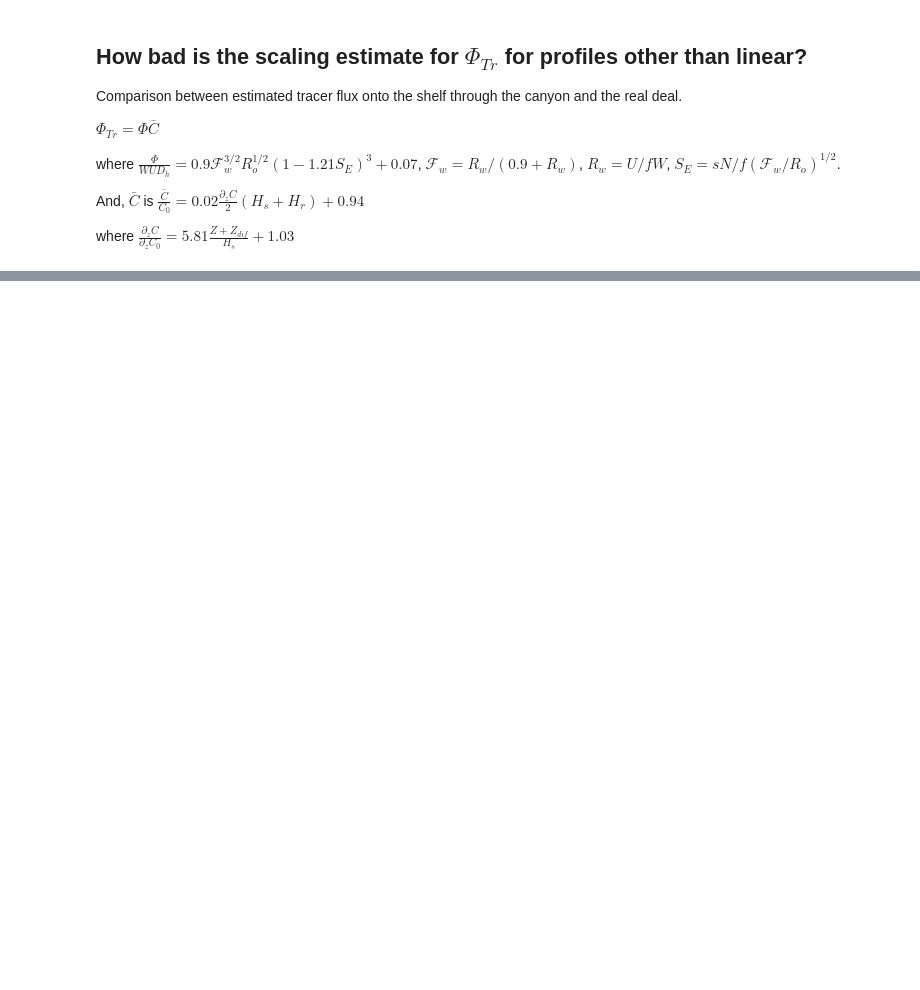
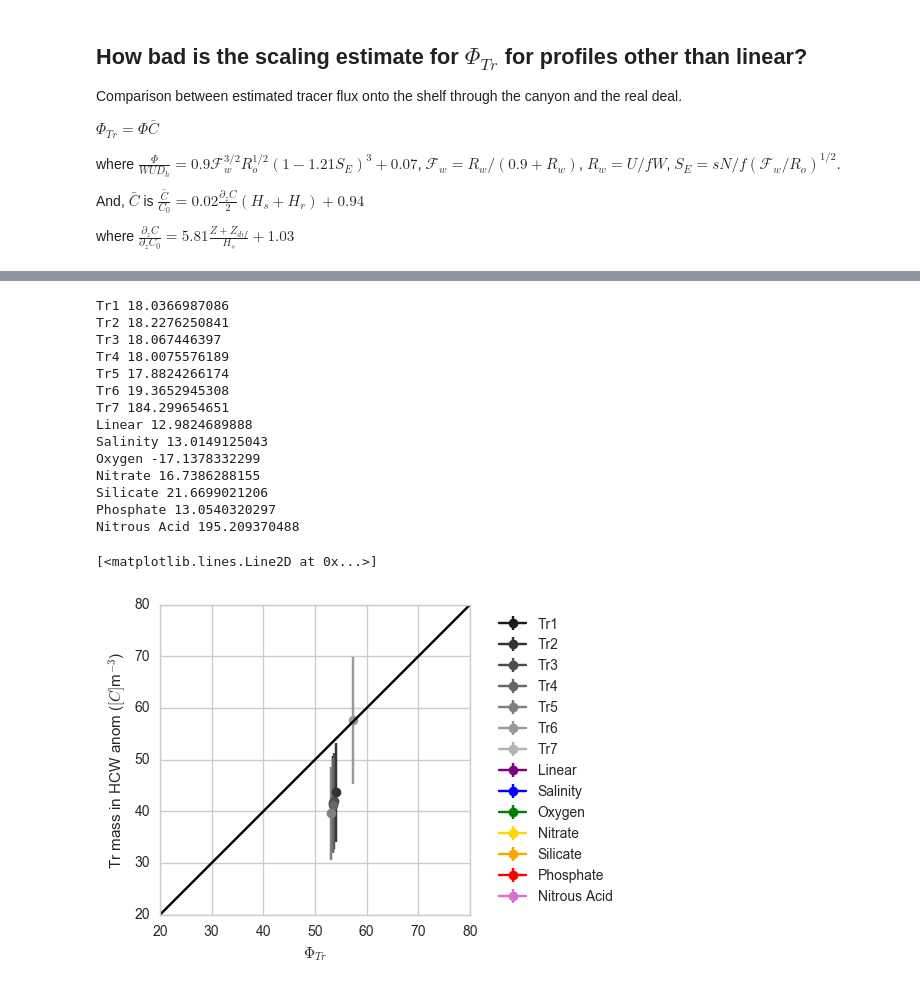
Before and after one commit to UBC-MOAD/outputanalysisnotebooks, a Jupyter notebook: NutrientProfiles/Parabolic/How_far_from_real_profiles.ipynb, the cells around one changed output, grey strips where cells are left out. Drawn from its saved outputs; the diff is of its cells as text; code cells hidden in the pictures; blank space fills up the shorter version.

```diff
--- a/NutrientProfiles/Parabolic/How_far_from_real_profiles.ipynb
+++ b/NutrientProfiles/Parabolic/How_far_from_real_profiles.ipynb
@@ -147,0 +168,52 @@ ax.set_ylim(-5,140)
+# %%
+fig,ax = plt.subplots(1,1,figsize=(4,4))
+
+for TrMass, dTr0,Co, lab, col in zip(Mass_Para,dTr0_Para,Co_Para,labels_Para,colours_Para):
+
+    mass_can_eff = dfLWR[TrMass]-dfLWRnoc[TrMass]
+    PhiTr = np.mean(np.array([(mass_can_eff[ii]-mass_can_eff[ii-1])/(time[ii]-time[ii-1]) for ii in range (8,15)]))
+    PhiTr_std = np.std(np.array([(mass_can_eff[ii]-mass_can_eff[ii-1])/(time[ii]-time[ii-1]) for ii in range (8,15)]))
+
+    dTrdz = -dTr0*(5.81*(((Z+Zdif)/Hs))+1.03)
+    Capprox=((0.02*(dTrdz*(Hh+132.0)/2.0))+0.94)*Co
+    scale_PhiTr = HA2013*Capprox
+    print(lab,Capprox)
+    ax.errorbar(scale_PhiTr/1E4, PhiTr/1E4, yerr=PhiTr_std/1E4, color=col, label=lab, marker='o')
+
+for TrMass, dTr0, Co, lab, col in zip(Mass_Bark,dTr0_Bark,Co_Para,labels_Bark,colours_Bark):
+
+    mass_can_eff = dfBAR[TrMass]-dfBARnoc[TrMass]
+    PhiTr = np.mean(np.array([(mass_can_eff[ii]-mass_can_eff[ii-1])/(time[ii]-time[ii-1]) for ii in range (8,15)]))
+    PhiTr_std = np.std(np.array([(mass_can_eff[ii]-mass_can_eff[ii-1])/(time[ii]-time[ii-1]) for ii in range (8,15)]))
+
+    dTrdz = -dTr0*(5.81*(((Z+Zdif)/Hs))+1.03)
+    Capprox=((0.02*(dTrdz*(Hh+132.0)/2.0))+0.94)*Co
+    print(lab,Capprox)
+    scale_PhiTr = HA2013*Capprox
+
+    ax.errorbar(scale_PhiTr/1E4, PhiTr/1E4, yerr=PhiTr_std/1E4, color=col, label=lab, marker='o')
+
+ax.legend(bbox_to_anchor=(1.5,1),ncol=1, columnspacing=0.1)
+ax.set_xlabel(r'$\Phi_{Tr}$')
+ax.set_ylabel('Tr mass in HCW anom ($[C]$m$^{-3}$)')
+
+ax.set_ylim(20,80)
+ax.set_xlim(20,80)
+ax.plot(np.arange(0,140,50),np.arange(0,140,50),'-k')
+# %% [output]
+Tr1 18.0366987086
+Tr2 18.2276250841
+Tr3 18.067446397
+Tr4 18.0075576189
+Tr5 17.8824266174
+Tr6 19.3652945308
+Tr7 184.299654651
+Linear 12.9824689888
+Salinity 13.0149125043
+Oxygen -17.1378332299
+Nitrate 16.7386288155
+Silicate 21.6699021206
+Phosphate 13.0540320297
+Nitrous Acid 195.209370488
+[<matplotlib.lines.Line2D at 0x...>]
+[figure, added]
```
Also changed, not shown: parts of 4 cells of this notebook, 1 other file.
